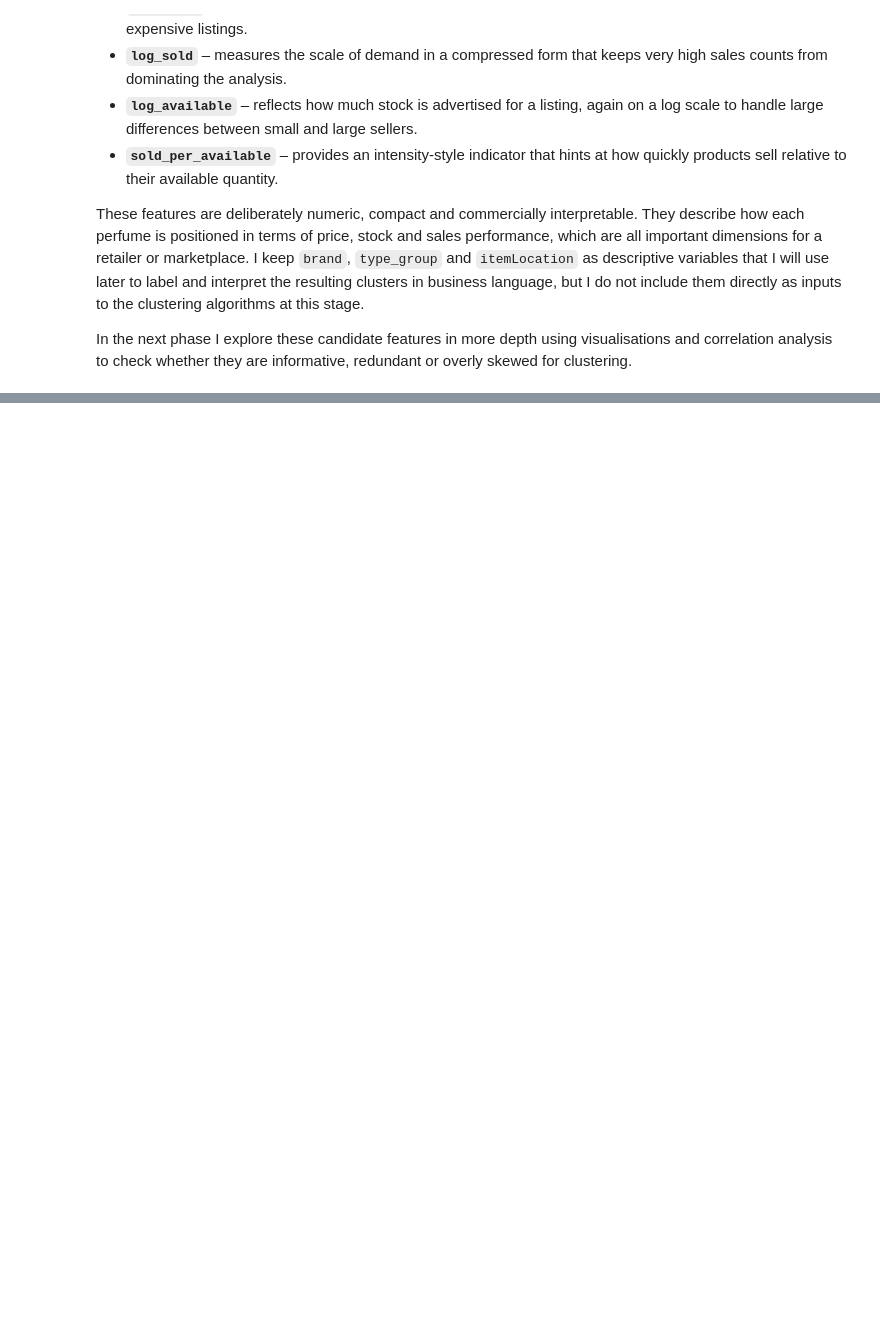
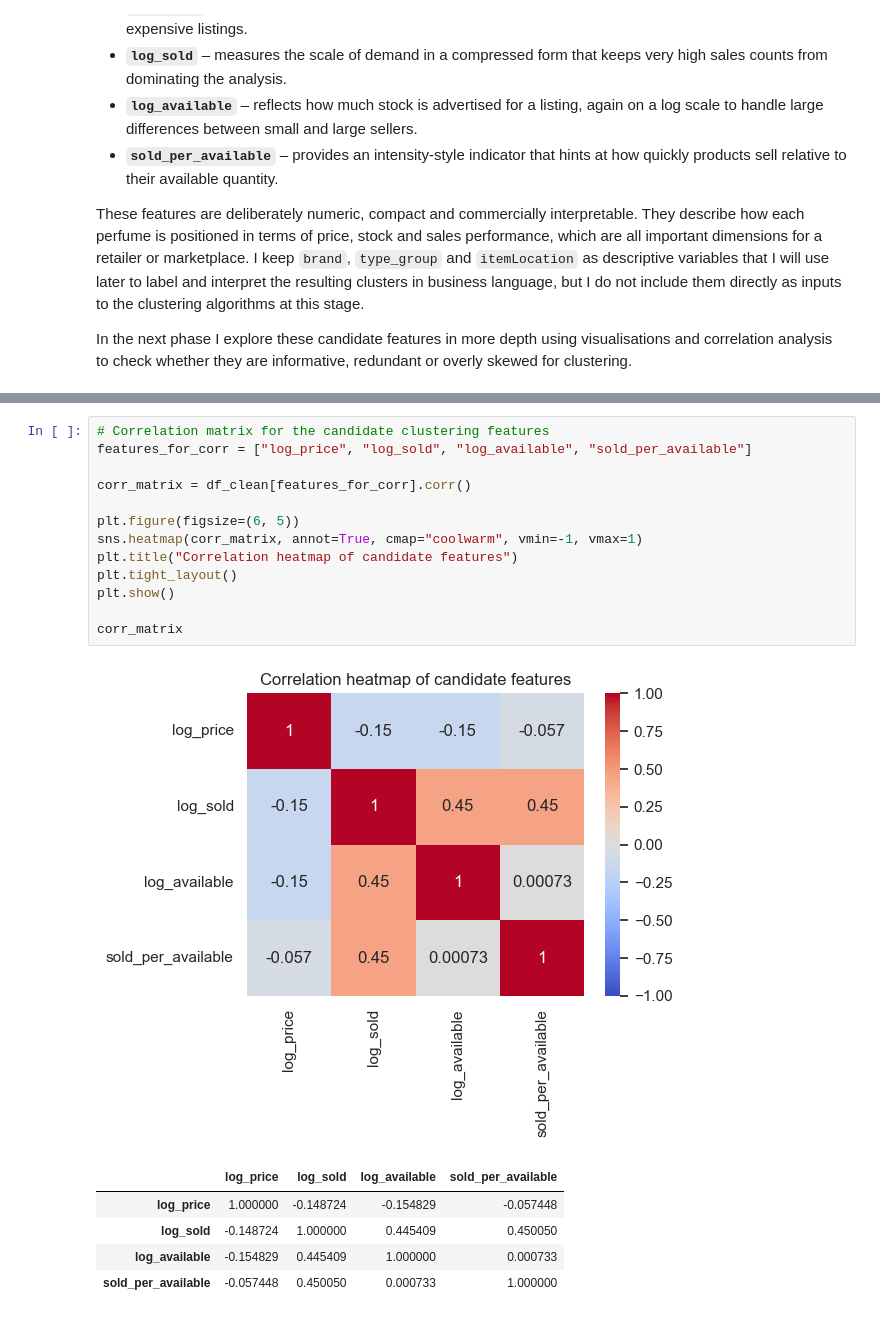
Before and after one commit to OmerTDK/scenttech-fragrance-clustering, a Jupyter notebook: main.ipynb, the cells around one changed output, grey strips where cells are left out. Cells and saved outputs as stored; diff of their text form; blank space fills up the shorter version.

Commit message:
feat: complete EDA with correlations and final clustering feature set

```diff
--- a/main.ipynb
+++ b/main.ipynb
@@ -326,0 +391,20 @@ In the next phase I explore these candidate features in more depth using visuali
+# %%
+# Correlation matrix for the candidate clustering features
+features_for_corr = ["log_price", "log_sold", "log_available", "sold_per_available"]
+
+corr_matrix = df_clean[features_for_corr].corr()
+
+plt.figure(figsize=(6, 5))
+sns.heatmap(corr_matrix, annot=True, cmap="coolwarm", vmin=-1, vmax=1)
+plt.title("Correlation heatmap of candidate features")
+plt.tight_layout()
+plt.show()
+
+corr_matrix
+# %% [output]
+[figure, added]
+|  | log_price | log_sold | log_available | sold_per_available |
+| log_price | 1.000000 | -0.148724 | -0.154829 | -0.057448 |
+| log_sold | -0.148724 | 1.000000 | 0.445409 | 0.450050 |
+| log_available | -0.154829 | 0.445409 | 1.000000 | 0.000733 |
+| sold_per_available | -0.057448 | 0.450050 | 0.000733 | 1.000000 |
```
Also changed, not shown: parts of 8 cells of this notebook.
